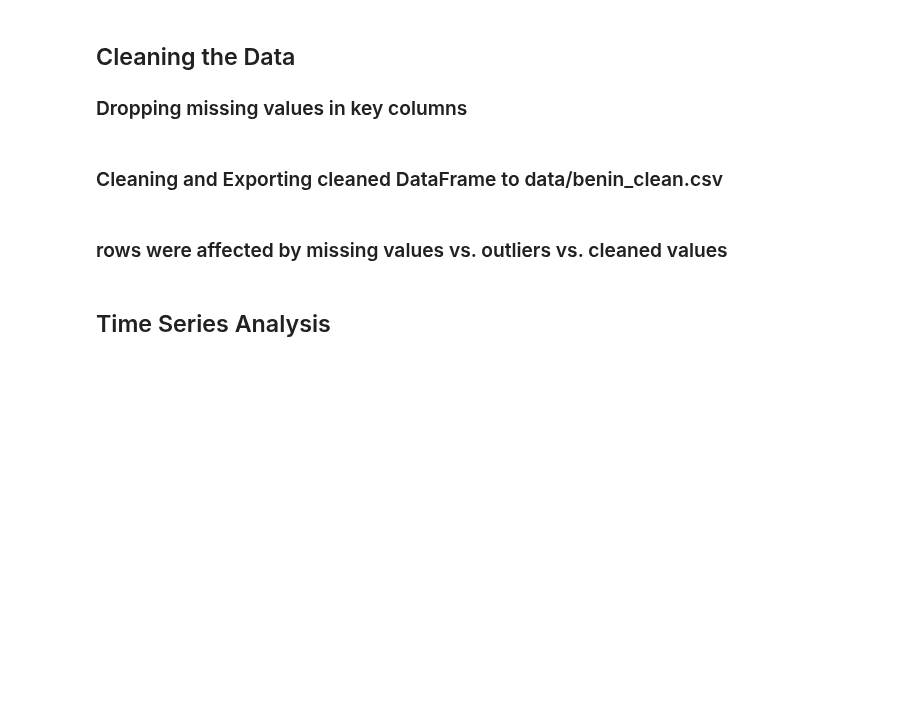
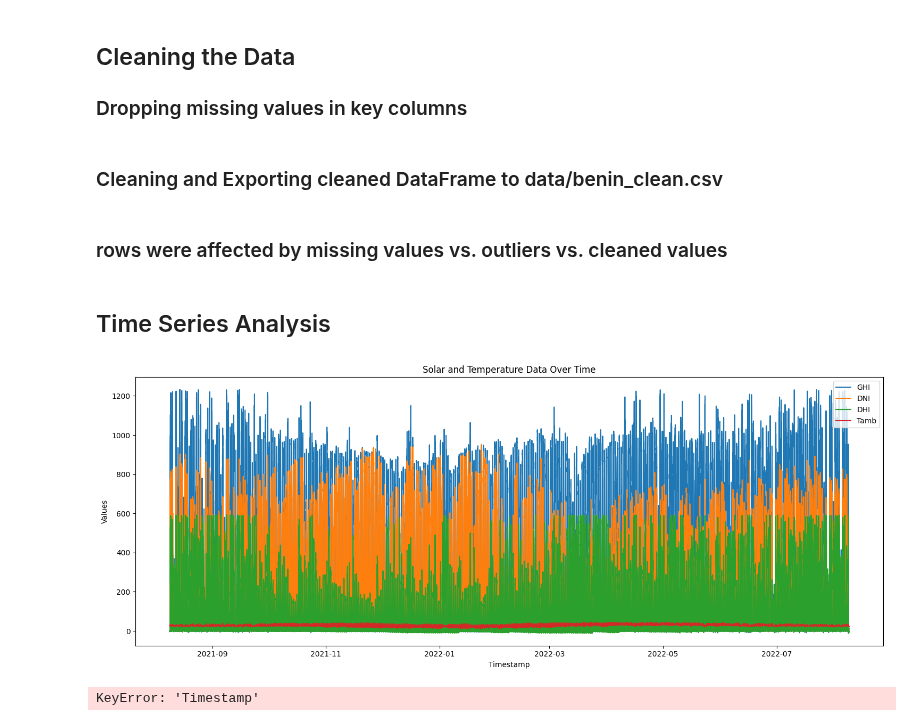
Before and after one commit to Moggycool/solar-challenge-week0, a Jupyter notebook: notebooks/benin_eda.ipynb, the cells around one changed output. Saved outputs shown, nothing was run; the diff lists cells and outputs as text; code cells hidden in the pictures; blank space fills up the shorter version.

```diff
--- a/notebooks/benin_eda.ipynb
+++ b/notebooks/benin_eda.ipynb
@@ -309,31 +309,33 @@ for col in columns_to_plot:
 
 plt.title("Solar and Temperature Data Over Time")
 plt.xlabel("Timestamp")
 plt.ylabel("Values")
 plt.legend(loc='upper right')
 plt.tight_layout()
 plt.show()
 
 # Ensure datetime index
-df['Timestamp'] = pd.to_datetime(df['Timestamp'])
 df = df.set_index('Timestamp')
 
 # Select only numeric columns
 df_numeric = df.select_dtypes(include='number')
 
 # Hourly averages
 df_hourly = df_numeric.resample('h').mean()
 
 # Plot selected variables
 cols_to_plot = ['GHI', 'DNI', 'DHI', 'Tamb']
 
 plt.figure(figsize=(15, 6))
 for col in cols_to_plot:
     plt.plot(df_hourly.index, df_hourly[col], label=col)
 
 plt.title("Hourly Average Solar and Temperature Data")
 plt.xlabel("Timestamp")
 plt.ylabel("Values")
 plt.legend(loc='upper right')
 plt.tight_layout()
 plt.show()
+# %% [output]
+[figure, added]
+KeyError: 'Timestamp'
```
